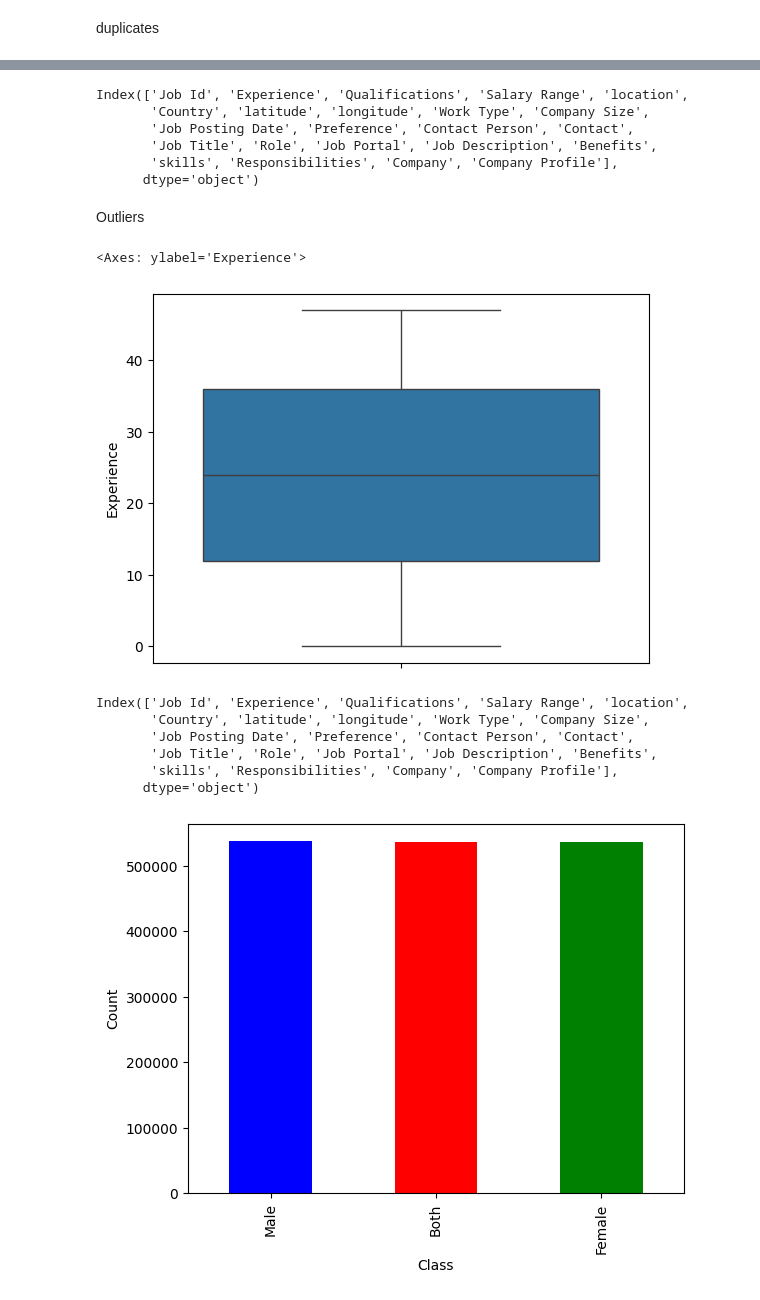
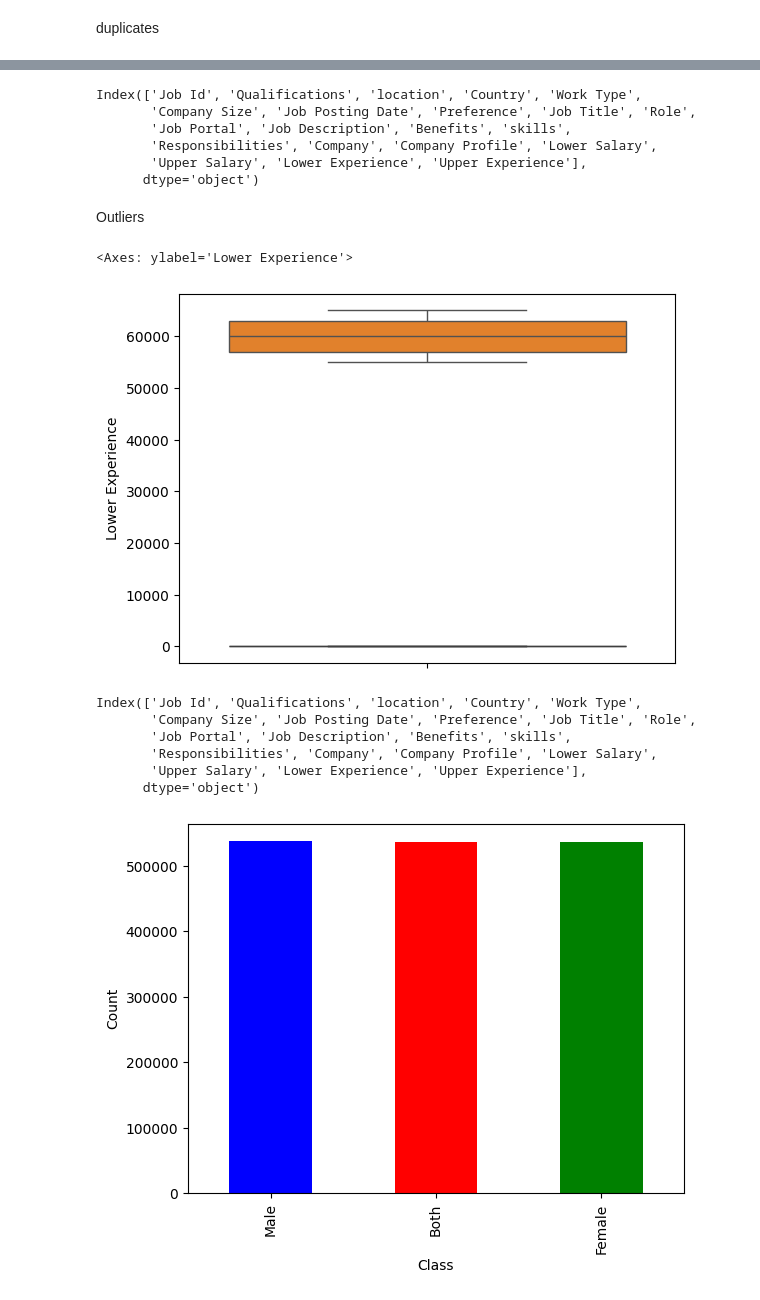
Before and after one commit to musiur/preprocess_salary_dataset, a Jupyter notebook: data-cleaning-salary-prediction.ipynb, the cells around one changed output, grey strips where cells are left out. Cells and saved outputs as stored; diff of their text form; code cells hidden in the pictures.

```diff
--- a/data-cleaning-salary-prediction.ipynb
+++ b/data-cleaning-salary-prediction.ipynb
@@ -7,6 +7,27 @@ import pandas as pd
 df = pd.read_csv('job_descriptions.csv', engine="python", on_bad_lines='warn')
 
 # Print the column names to check if 'description' exists and if not what the correct name is
+
+df = df.drop(columns=['latitude', 'longitude', 'Contact', 'Contact Person'])
+
+# Extracting lower and upper bounds from the 'Salary Range' column
+df[['Lower Salary', 'Upper Salary']] = df['Salary Range'].str.extract(r'\$(\d+)(?:K)?-\s*\$(\d+)(?:K)?')
+
+# Convert extracted values to numeric and multiply by 1000 if they are in thousands
+df['Lower Salary'] = pd.to_numeric(df['Lower Salary']) * 1000
+df['Upper Salary'] = pd.to_numeric(df['Upper Salary']) * 1000
+
+# Dropping the original 'Salary Range' column if no longer needed
+df = df.drop(columns=['Salary Range'])
+
+df[['Lower Experience', 'Upper Experience']] = df['Experience'].str.extract(r'(\d+)\s*to\s*(\d+)\s*Years')
+
+# Convert extracted values to numeric
+df['Lower Experience'] = pd.to_numeric(df['Lower Experience'])
+df['Upper Experience'] = pd.to_numeric(df['Upper Experience'])
+
+# Dropping the original 'Experience' column if no longer needed
+df = df.drop(columns=['Experience'])
 print(df.columns)
 
 # Assuming the column is named 'job_description' based on the provided global variables
@@ -136,28 +167,29 @@ df[df.duplicated()]
 # %%
 df.columns
 # %% [output]
-Index(['Job Id', 'Experience', 'Qualifications', 'Salary Range', 'location',
-       'Country', 'latitude', 'longitude', 'Work Type', 'Company Size',
-       'Job Posting Date', 'Preference', 'Contact Person', 'Contact',
-       'Job Title', 'Role', 'Job Portal', 'Job Description', 'Benefits',
-       'skills', 'Responsibilities', 'Company', 'Company Profile'],
+Index(['Job Id', 'Qualifications', 'location', 'Country', 'Work Type',
+       'Company Size', 'Job Posting Date', 'Preference', 'Job Title', 'Role',
+       'Job Portal', 'Job Description', 'Benefits', 'skills',
+       'Responsibilities', 'Company', 'Company Profile', 'Lower Salary',
+       'Upper Salary', 'Lower Experience', 'Upper Experience'],
       dtype='object')
 # %% [markdown]
 Outliers
 # %%
 import seaborn as sns
-sns.boxplot(y=df['Experience'], legend='auto')
+sns.boxplot(y=df['Lower Experience'], legend='auto')
+sns.boxplot(y=df['Lower Salary'], legend='auto')
 # %% [output]
-<Axes: ylabel='Experience'>
+<Axes: ylabel='Lower Experience'>
-[figure, old version]
+[figure, new version]
 # %%
 df.columns
 # %% [output]
-Index(['Job Id', 'Experience', 'Qualifications', 'Salary Range', 'location',
-       'Country', 'latitude', 'longitude', 'Work Type', 'Company Size',
-       'Job Posting Date', 'Preference', 'Contact Person', 'Contact',
-       'Job Title', 'Role', 'Job Portal', 'Job Description', 'Benefits',
-       'skills', 'Responsibilities', 'Company', 'Company Profile'],
+Index(['Job Id', 'Qualifications', 'location', 'Country', 'Work Type',
+       'Company Size', 'Job Posting Date', 'Preference', 'Job Title', 'Role',
+       'Job Portal', 'Job Description', 'Benefits', 'skills',
+       'Responsibilities', 'Company', 'Company Profile', 'Lower Salary',
+       'Upper Salary', 'Lower Experience', 'Upper Experience'],
       dtype='object')
 # %%
 import matplotlib.pyplot as plt
```
Also changed, not shown: parts of 34 cells of this notebook.
